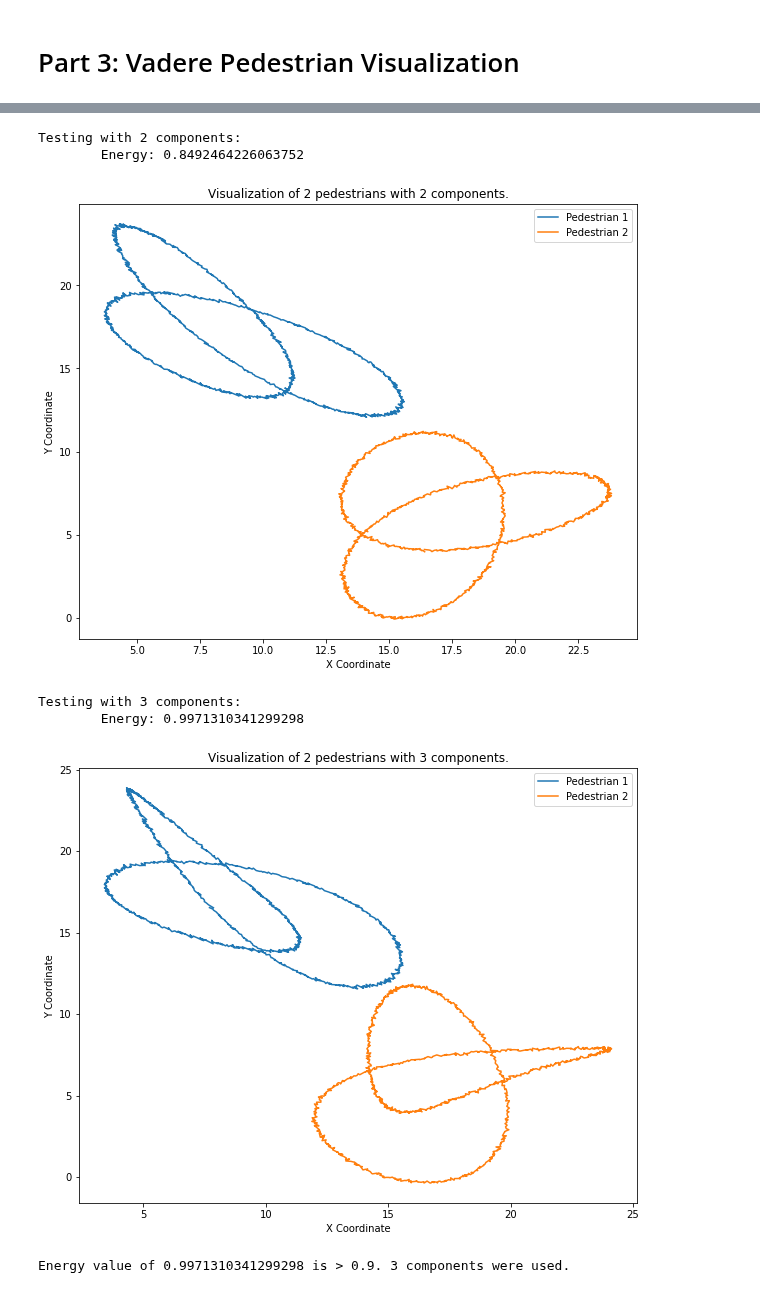
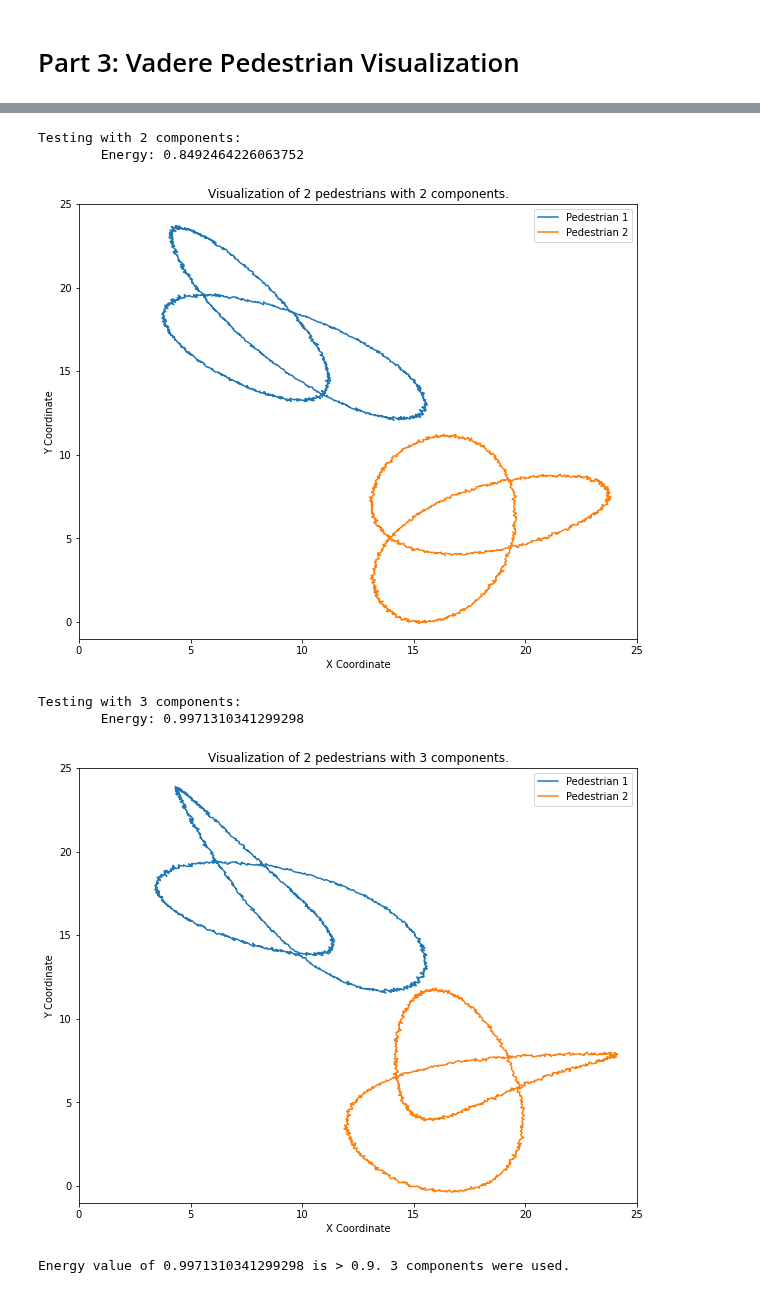
Before and after one commit to parimsuka/crowd-modeling-and-simulation, a Jupyter notebook: exercise3/src/pca_showcase.ipynb, the cells around one changed output, grey strips where cells are left out. Cells and saved outputs as stored; diff of their text form; code cells hidden in the pictures.

```diff
--- a/exercise3/src/pca_showcase.ipynb
+++ b/exercise3/src/pca_showcase.ipynb
@@ -103,7 +103,7 @@ Visualization with 10 components:
 # Part 3: Vadere Pedestrian Visualization
 # %%
 # load the Vadere trajectory data
-ped_data = pd.read_csv('../data_DMAP_PCA_vadere.txt', sep=' ', header=None)
+ped_data = np.loadtxt("../data_DMAP_PCA_vadere.txt")
 # %%
 # Extract the x and y coordinates of the first two pedestrians
 x1, y1 = ped_data[:, 0], ped_data[:, 1]
@@ -155,6 +159,8 @@ for component_number in range(1, 1000):
     plt.plot(reconstructed_traj[:, 3], reconstructed_traj[:, 4], label='Pedestrian 2')
     plt.xlabel('X Coordinate')
     plt.ylabel('Y Coordinate')
+    plt.xlim(0, 25)
+    plt.ylim(-1, 25)
     plt.title(f'Visualization of 2 pedestrians with {component_number} components.')
     plt.legend()
     plt.show()
@@ -169,7 +175,7 @@ Testing with 1 components:
 Testing with 2 components:
         Energy: 0.8492464226063752
-[figure, old version]
+[figure, new version]
 Testing with 3 components:
         Energy: 0.9971310341299298
-[figure, old version]
+[figure, new version]
 Energy value of 0.9971310341299298 is > 0.9. 3 components were used.
```
Also changed, not shown: parts of 3 cells of this notebook.
